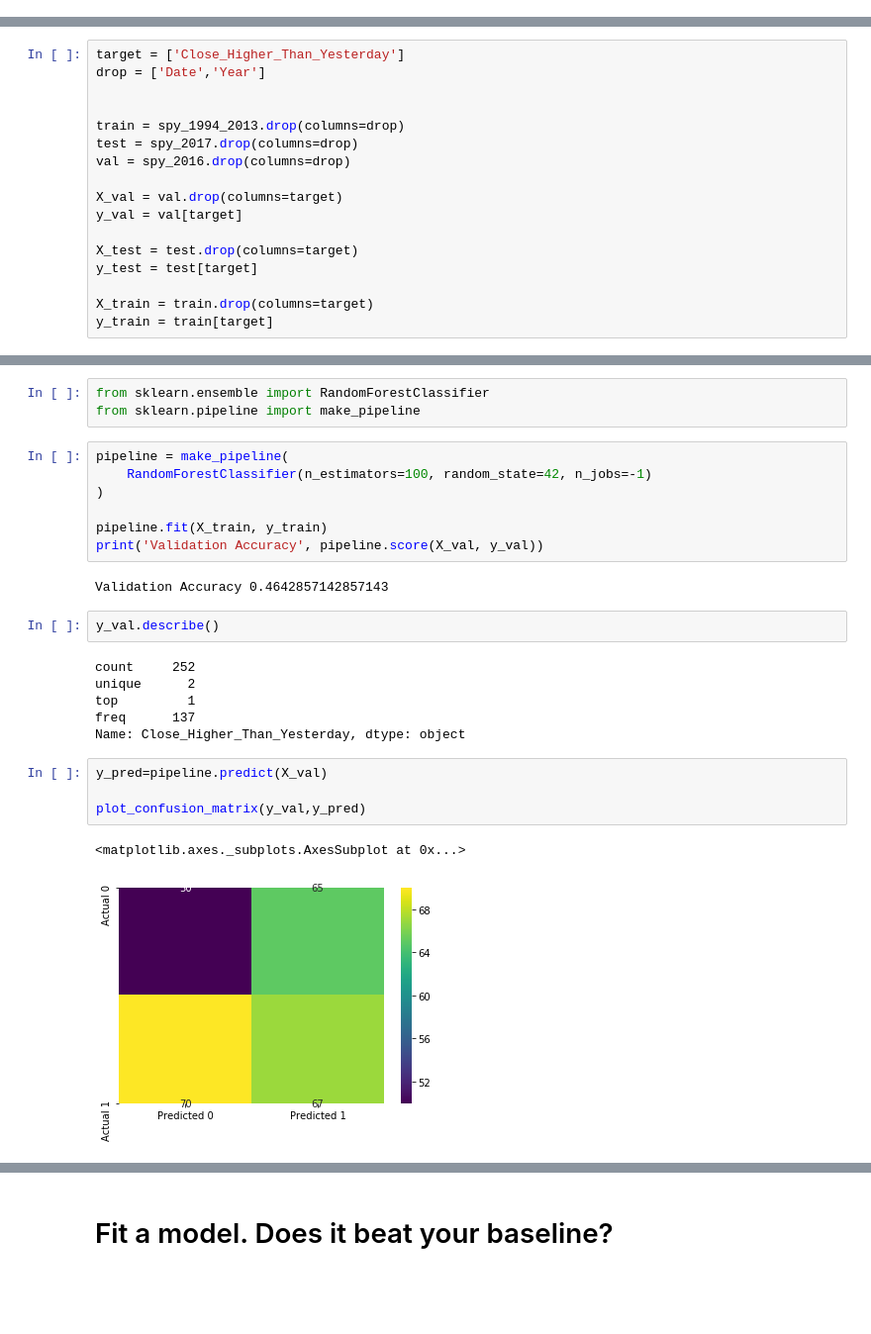
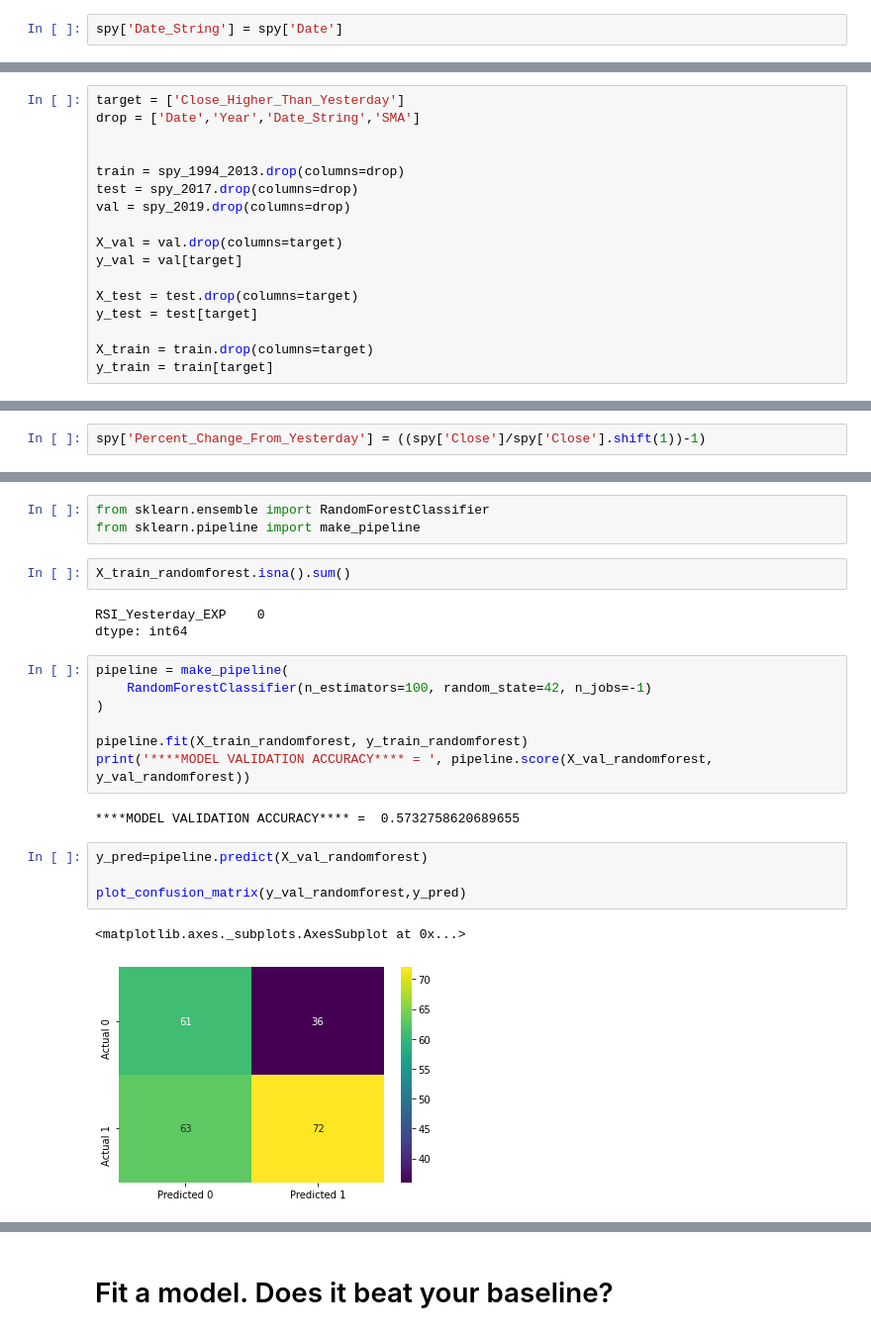
Before and after one commit to SarmenSinanian/DS-Unit-2-Applied-Modeling, a Jupyter notebook: Sarmen-Sinanian-assignment_applied_modeling_ProjectV2.ipynb, the cells around one changed output, grey strips where cells are left out. Shown at 99% size. Drawn from its saved outputs; the diff is of its cells as text; blank space fills up the shorter version.

```diff
--- a/Sarmen-Sinanian-assignment_applied_modeling_ProjectV2.ipynb
+++ b/Sarmen-Sinanian-assignment_applied_modeling_ProjectV2.ipynb
@@ -61,3 +96,5 @@ spy = pd.read_csv('https://raw.githubusercontent.com/SarmenSinanian/DS-Unit-2-Ap
+# %%
+spy['Date_String'] = spy['Date']
 # %%
 # Checking columns
 spy.head()
@@ -365,11 +288,11 @@ spy_1994_2013.describe()
 # %%
 target = ['Close_Higher_Than_Yesterday']
-drop = ['Date','Year']
+drop = ['Date','Year','Date_String','SMA']
 
 
 train = spy_1994_2013.drop(columns=drop)
 test = spy_2017.drop(columns=drop)
-val = spy_2016.drop(columns=drop)
+val = spy_2019.drop(columns=drop)
 
 X_val = val.drop(columns=target)
 y_val = val[target]
@@ -585,3 +514,5 @@ spy['Oversold_SMA_And_Under_14D_SMA_Yesterday'].replace(to_replace=False,value=0
+# %%
+spy['Percent_Change_From_Yesterday'] = ((spy['Close']/spy['Close'].shift(1))-1)
 # %%
 spy.head()
 # %% [output]
@@ -788,27 +766,24 @@ Name: Close_Higher_Than_Yesterday, dtype: int64
 # %%
 from sklearn.ensemble import RandomForestClassifier
 from sklearn.pipeline import make_pipeline
+# %%
+X_train_randomforest.isna().sum()
+# %% [output]
+RSI_Yesterday_EXP    0
+dtype: int64
 # %%
 pipeline = make_pipeline(
     RandomForestClassifier(n_estimators=100, random_state=42, n_jobs=-1)
 )
 
-pipeline.fit(X_train, y_train)
-print('Validation Accuracy', pipeline.score(X_val, y_val))
+pipeline.fit(X_train_randomforest, y_train_randomforest)
+print('****MODEL VALIDATION ACCURACY**** = ', pipeline.score(X_val_randomforest, y_val_randomforest))
 # %% [output]
-Validation Accuracy 0.4642857142857143
+****MODEL VALIDATION ACCURACY**** =  0.5732758620689655
-# %%
-y_val.describe()
-# %% [output]
-count     252
-unique      2
-top         1
-freq      137
-Name: Close_Higher_Than_Yesterday, dtype: object
 # %%
-y_pred=pipeline.predict(X_val)
+y_pred=pipeline.predict(X_val_randomforest)
 
-plot_confusion_matrix(y_val,y_pred)
+plot_confusion_matrix(y_val_randomforest,y_pred)
 # %% [output]
 <matplotlib.axes._subplots.AxesSubplot at 0x...>
-[figure, old version]
+[figure, new version]
```
Also changed, not shown: parts of 157 cells of this notebook.
